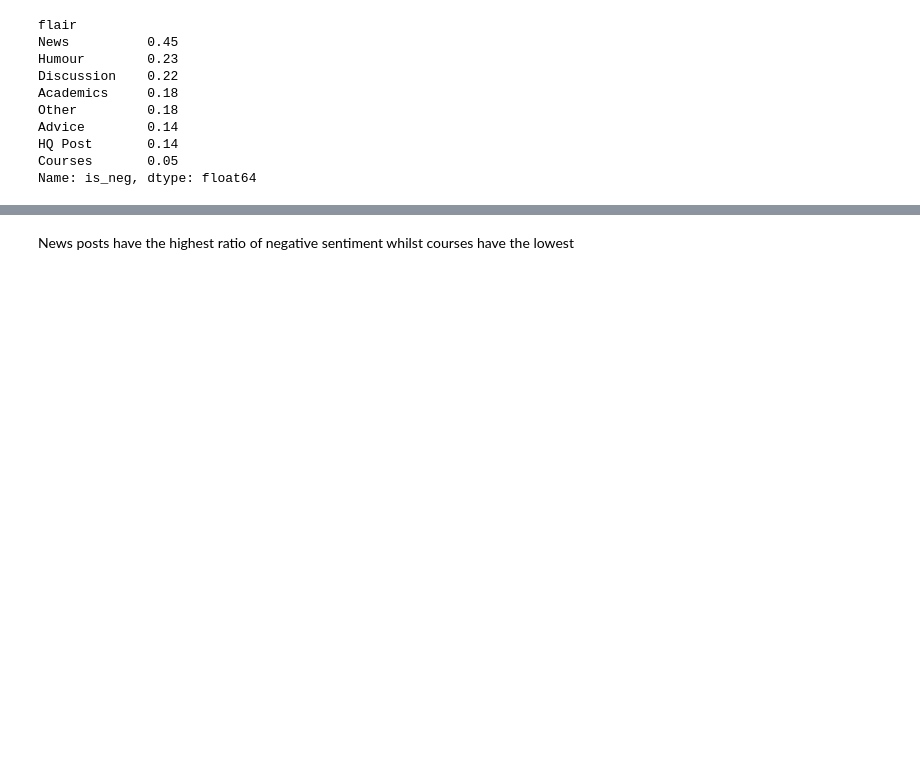
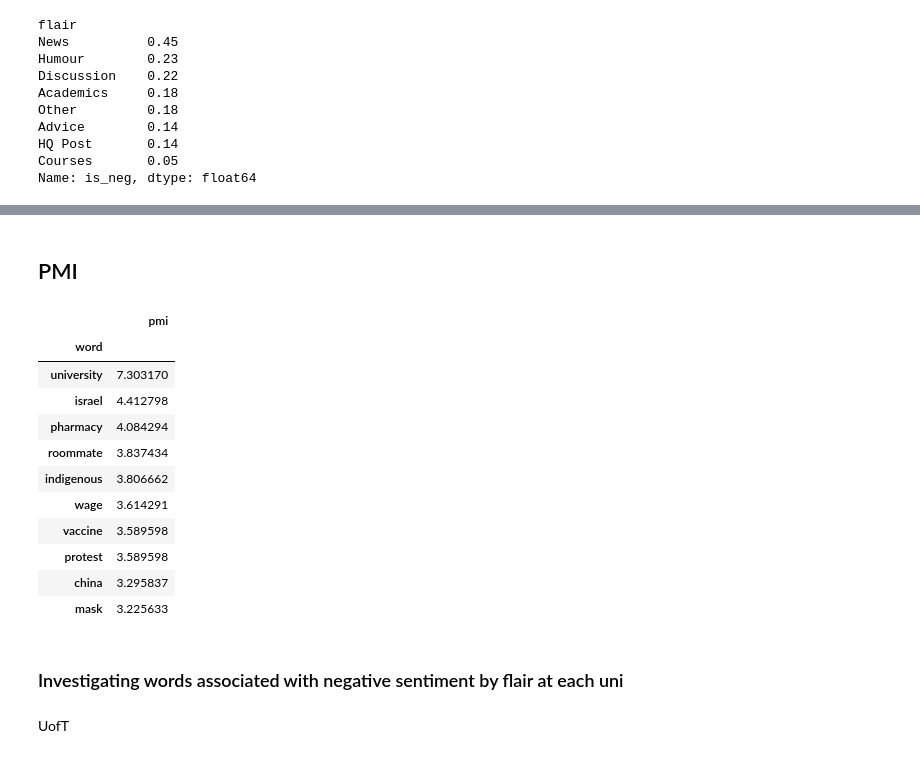
Before and after one commit to grace-ylin/uni-sentiment-analysis, a Jupyter notebook: data-collection/flairs.ipynb, the cells around one changed output, grey strips where cells are left out. Drawn from its saved outputs; the diff is of its cells as text; code cells hidden in the pictures; blank space fills up the shorter version.

```diff
--- a/data-collection/flairs.ipynb
+++ b/data-collection/flairs.ipynb
@@ -316,7 +319,8 @@ def evalsentences(sentences, to_df = False, columns = []):
             print()
 # %%
 comments = df['combined_text']
-vader_df = evalsentences(comments, to_df = True, columns = ['comments', 'vader'])
+universities = df['university']
+vader_df = evalsentences(comments, universities, to_df = True, columns = ['comments', 'vader', 'university_name'])
 
 # See distribution of sentiment across posts
 sns.histplot(vader_df['vader'])
@@ -372,2 +358,54 @@ for flair in vader_df['flair'].unique():
-# %% [markdown]
-News posts have the highest ratio of negative sentiment whilst courses have the lowest
+# %% [markdown]
+## PMI
+# %%
+import math
+import numpy as np
+
+def calcpmi(df, topk_words, gt_sentiment, label_column, smoothing = 1):
+
+    # Number of observations
+    n = len(df)
+    label_mask = df[label_column] == gt_sentiment
+
+    pmi_scores = []
+
+    # Add smoothing to avoid log(0)
+    px = label_mask.sum() + smoothing
+
+    # Math for pmi
+    for word, _ in topk_words:
+
+        word_mask = df[word] == True
+
+        py = word_mask.sum() + smoothing
+
+        pxy = (label_mask & word_mask).sum() + smoothing
+
+        pmi = np.log((pxy * n) / (px*py))
+
+        pmi_scores.append((word, pmi))
+
+    return pd.DataFrame(pmi_scores, columns = ['word', 'pmi']).set_index('word')
+# %%
+# Create pmi df
+pmi_df = pd.concat([mi_df, vader_df[['is_neg', 'university_name']]], axis = 1)
+
+# Get top pmi for words and negative sentiment across all posts
+calcpmi(pmi_df, top_500, 'negative', 'is_neg').sort_values(by = 'pmi', ascending= False).head(10)
+# %% [output]
+|  | pmi |
+| word |  |
+| university | 7.303170 |
+| israel | 4.412798 |
+| pharmacy | 4.084294 |
+| roommate | 3.837434 |
+| indigenous | 3.806662 |
+| wage | 3.614291 |
+| vaccine | 3.589598 |
+| protest | 3.589598 |
+| china | 3.295837 |
+| mask | 3.225633 |
+# %% [markdown]
+### Investigating words associated with negative sentiment by flair at each uni
+# %% [markdown]
+UofT
```
Also changed, not shown: parts of 21 cells of this notebook, 1 other file.
